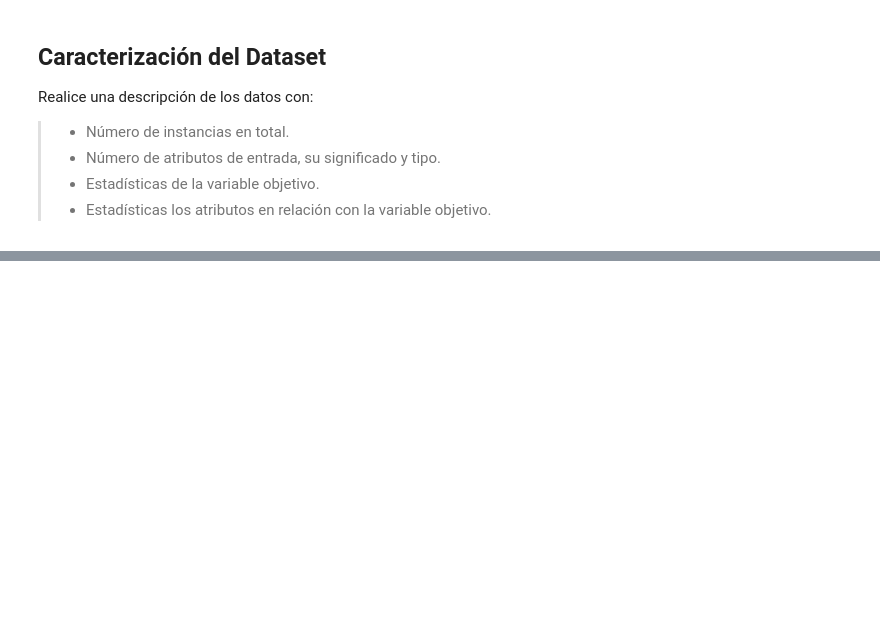
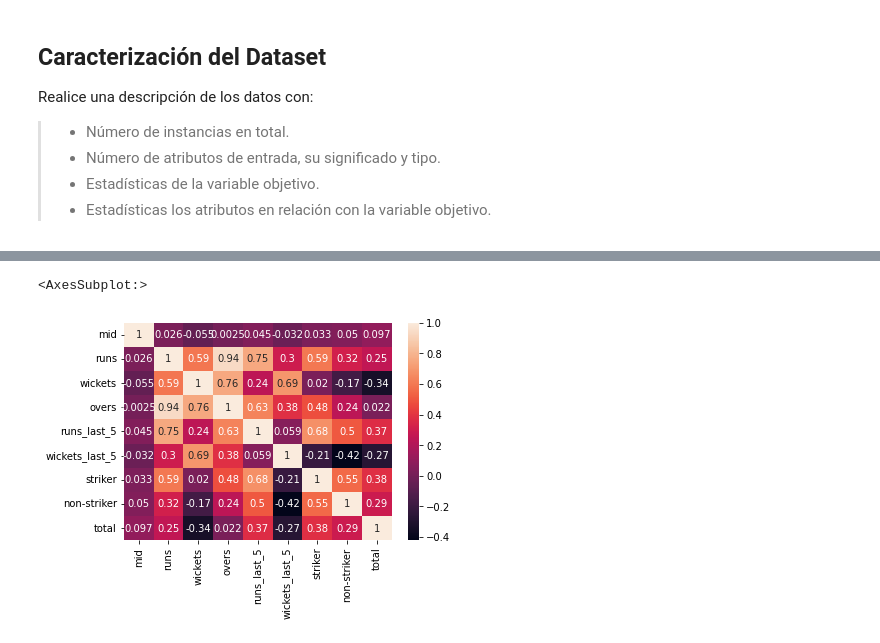
Before and after one commit to abdieljz/Pop-Quiz_DM-, a Jupyter notebook: [NRC_6262]_JuniorZambrano_PopQuiz1.ipynb, the cells around one changed output, grey strips where cells are left out. Drawn from its saved outputs; the diff is of its cells as text; code cells hidden in the pictures; blank space fills up the shorter version.

```diff
--- a/[NRC_6262]_JuniorZambrano_PopQuiz1.ipynb
+++ b/[NRC_6262]_JuniorZambrano_PopQuiz1.ipynb
@@ -65,3 +87,9 @@ y.describe()
 # %%
 '''Estadísticas los atributos en relación con la variable objetivo.'''
 X.describe()
+# %%
+from seaborn import heatmap
+heatmap(data=data.corr(), annot=True)
+# %% [output]
+<AxesSubplot:>
+[figure, added]
```
Also changed, not shown: parts of 10 cells of this notebook.
